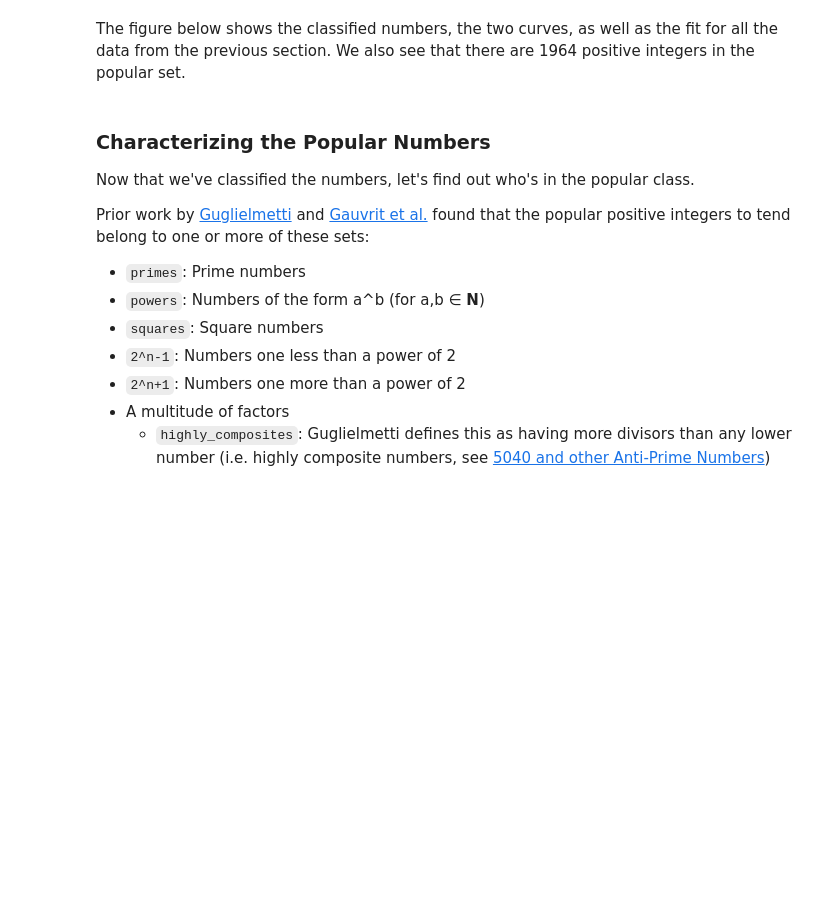
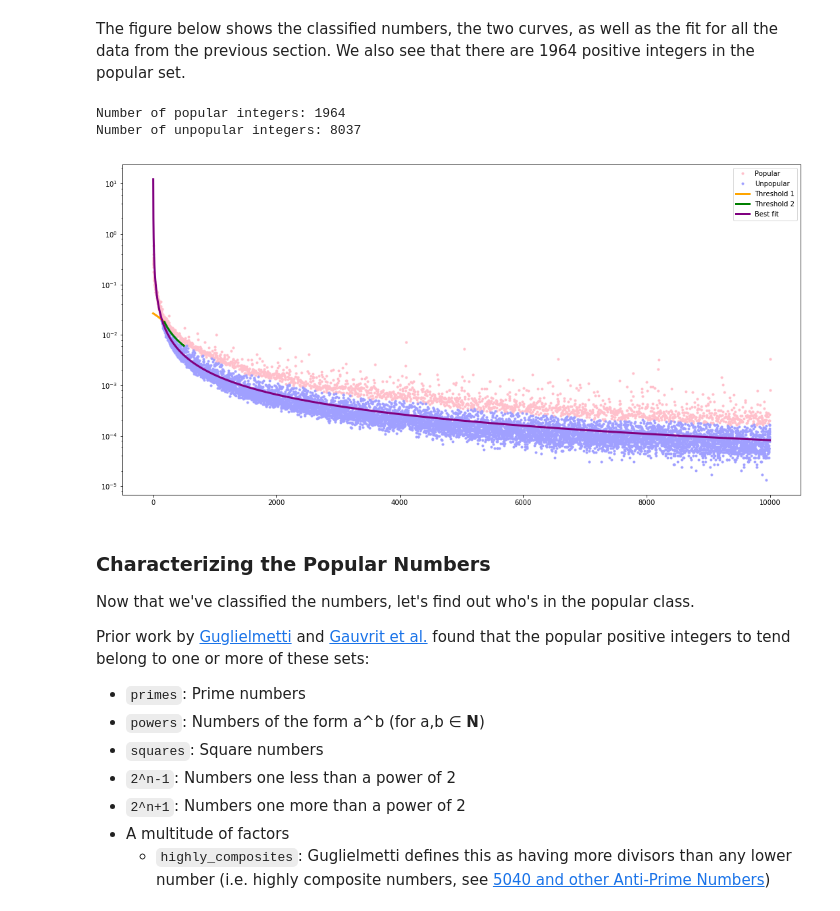
Before and after one commit to lipschultz/diabicus, a Jupyter notebook: number-analysis/Featured Numbers.ipynb, the cells around one changed output. Saved outputs shown, nothing was run; the diff lists cells and outputs as text; code cells hidden in the pictures; blank space fills up the shorter version.

```diff
--- a/number-analysis/Featured Numbers.ipynb
+++ b/number-analysis/Featured Numbers.ipynb
@@ -192,18 +199,23 @@ The figure below shows the classified numbers, the two curves, as well as the fi
 # %%
 oeis_popular = oeis[oeis.is_popular]
 oeis_regular = oeis[~oeis.is_popular]
 
 print('Number of popular integers:', len(oeis_popular))
 print('Number of unpopular integers:', len(oeis_regular))
 
-plt.semilogy(oeis_popular.number, oeis_popular['pct'], c='red', marker='.', linestyle='', label='Popular')
-plt.semilogy(oeis_regular.number, oeis_regular['pct'], c='blue', marker='.', linestyle='', label='Unpopular')
+plt.semilogy(oeis_popular.number, oeis_popular['pct'], label='Popular', c='pink', marker='.', linestyle='')
+plt.semilogy(oeis_regular.number, oeis_regular['pct'], label='Unpopular', c='#a0a0ff', marker='.', linestyle='')
 x_1 = [x for x in range(0, 185)]
-plt.semilogy(x_1, [threshold_curve1(x) for x in x_1], c='orange', marker='', linestyle='-', label='Threshold 1')
+plt.semilogy(x_1, [threshold_curve1(x) for x in x_1], label='Threshold 1', c='orange', marker='', linestyle='-', linewidth=3)
 x_2 = [x for x in range(185, 500)]
-plt.semilogy(x_2, [threshold_curve2(x) for x in x_2], c='green', marker='', linestyle='-', label='Threshold 2')
-plt.semilogy(oeis.number[1:], oeis.number[1:].apply(oeis_best_fit), c='purple', marker='', linestyle='-', label='Best fit')
+plt.semilogy(x_2, [threshold_curve2(x) for x in x_2], label='Threshold 2', c='green', marker='', linestyle='-', linewidth=3)
+plt.semilogy(oeis.number[1:], oeis.number[1:].apply(oeis_best_fit), label='Best fit', c='purple', marker='', linestyle='-', linewidth=3)
+plt.legend()
 plt.show()
+# %% [output]
+Number of popular integers: 1964
+Number of unpopular integers: 8037
+[figure, added]
 # %% [markdown]
 ### Characterizing the Popular Numbers
 
```
Also changed, not shown: parts of 11 cells of this notebook.
